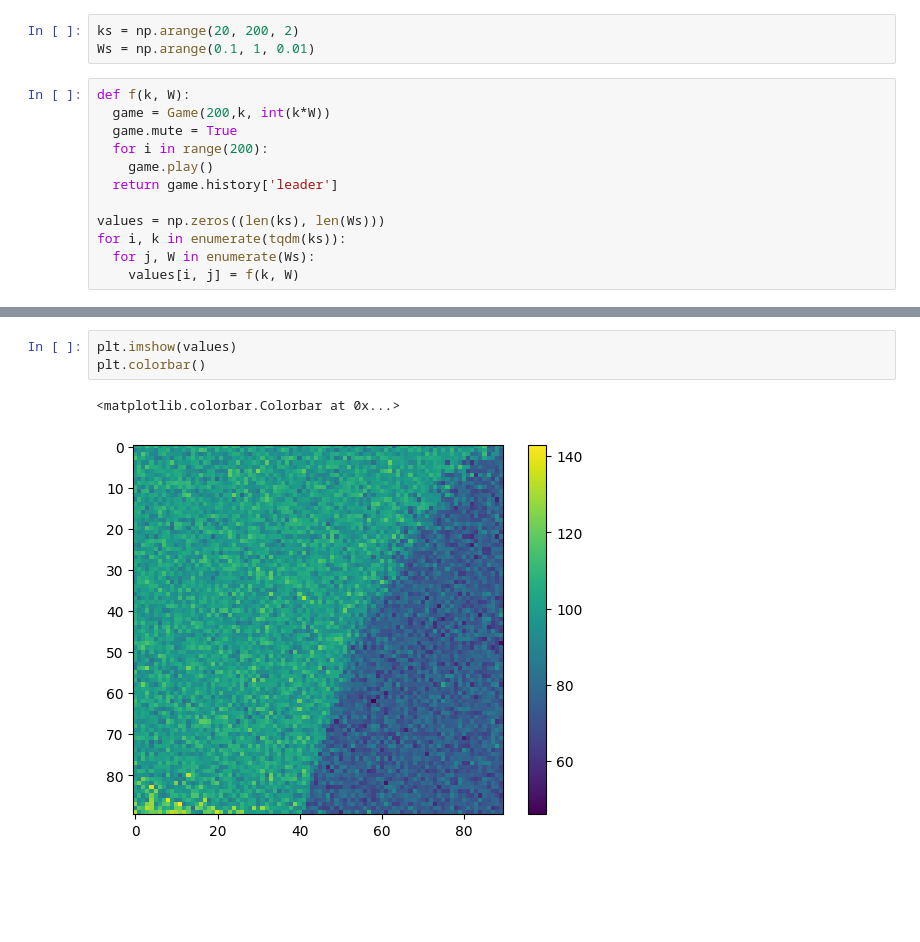
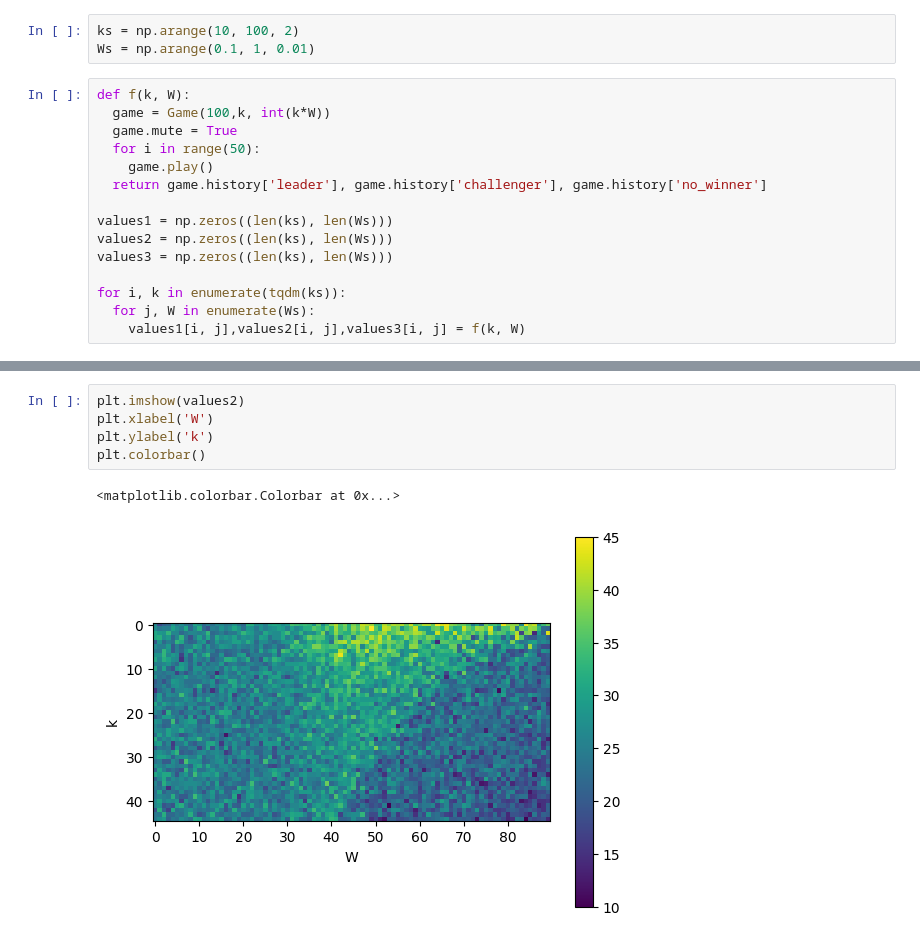
Before and after one commit to jackyisclever/Politic-stimulation, a Jupyter notebook: _playground.ipynb, the cells around one changed output, grey strips where cells are left out. Saved outputs shown, nothing was run; the diff lists cells and outputs as text; blank space fills up the shorter version.

```diff
--- a/_playground.ipynb
+++ b/_playground.ipynb
@@ -15,15 +16,18 @@ game.history
 # %%
-ks = np.arange(20, 200, 2)
+ks = np.arange(10, 100, 2)
 Ws = np.arange(0.1, 1, 0.01)
 # %%
 def f(k, W):
-  game = Game(200,k, int(k*W))
+  game = Game(100,k, int(k*W))
   game.mute = True
-  for i in range(200):
+  for i in range(50):
     game.play()
-  return game.history['leader']
+  return game.history['leader'], game.history['challenger'], game.history['no_winner']
 
-values = np.zeros((len(ks), len(Ws)))
+values1 = np.zeros((len(ks), len(Ws)))
+values2 = np.zeros((len(ks), len(Ws)))
+values3 = np.zeros((len(ks), len(Ws)))
+
 for i, k in enumerate(tqdm(ks)):
   for j, W in enumerate(Ws):
-    values[i, j] = f(k, W)
+    values1[i, j],values2[i, j],values3[i, j] = f(k, W)
@@ -51,6 +83,8 @@ plt.show()
 # %%
-plt.imshow(values)
+plt.imshow(values2)
+plt.xlabel('W')
+plt.ylabel('k')
 plt.colorbar()
 # %% [output]
 <matplotlib.colorbar.Colorbar at 0x...>
-[figure, old version]
+[figure, new version]
```
Also changed, not shown: parts of 5 cells of this notebook, 1 other file.
